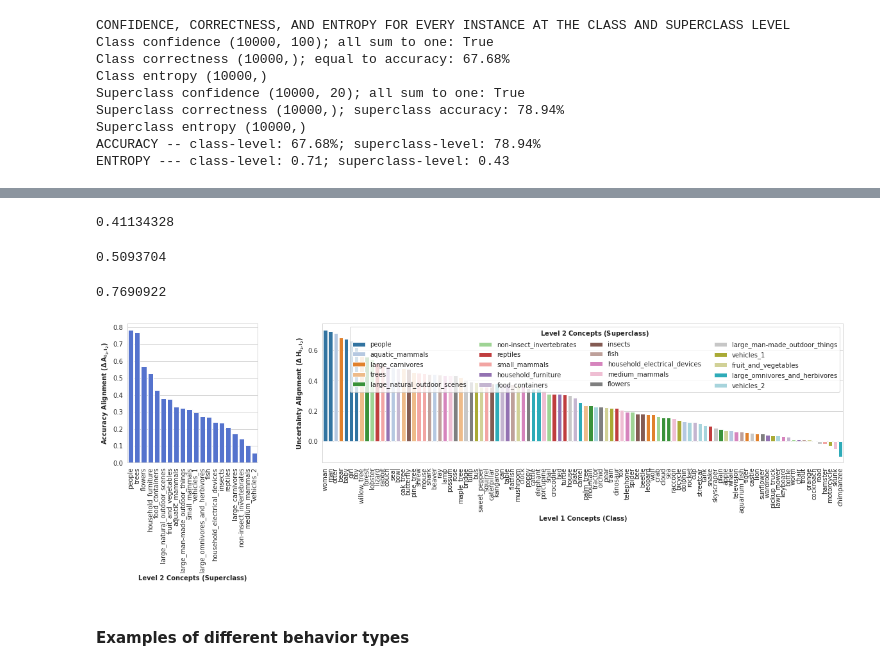
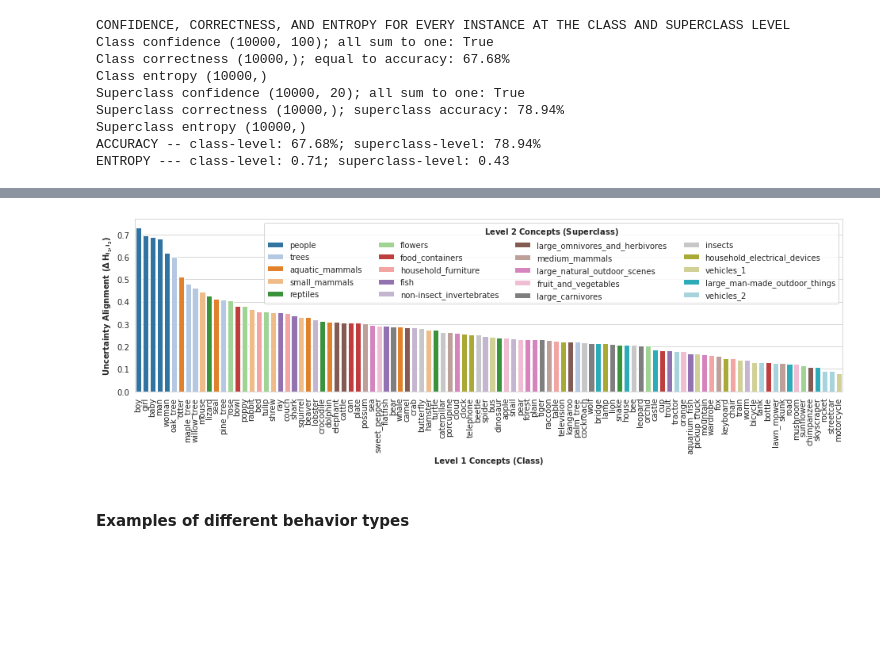
Before and after one commit to mitvis/abstraction-alignment, a Jupyter notebook: cifar_abstraction_alignment.ipynb, the cells around one changed output, grey strips where cells are left out. Cells and saved outputs as stored; diff of their text form; code cells hidden in the pictures; blank space fills up the shorter version.

```diff
--- a/cifar_abstraction_alignment.ipynb
+++ b/cifar_abstraction_alignment.ipynb
@@ -304,36 +283,0 @@ plt.xticks(rotation=90);
-# %%
-grouped_mean_entropy['chimpanzee']
-# %% [output]
-0.41134328
-# %%
-grouped_mean_entropy['large_omnivores_and_herbivores']
-# %% [output]
-0.5093704
-# %%
-grouped_mean_entropy['camel']
-# %% [output]
-0.7690922
-# %%
-# Plot them side by side
-fig, axes = plt.subplots(nrows=1, ncols=2, figsize=(20, 4), gridspec_kw={'width_ratios': [1, 4]})
-sns.barplot(acc_df,
-                 x='label',
-                 y='change in accuracy',
-                 color='royalblue',
-                 dodge=False,
-                 ax=axes[0])
-axes[0].set_xlabel('Level 2 Concepts (Superclass)', fontweight='bold')
-axes[0].set_ylabel('Accuracy Alignment ($\\bf{\Delta\, A_{l_1,l_2}}$)', fontweight='bold')
-axes[0].tick_params(axis='x', labelrotation=90);
-
-sns.barplot(ent_df, x='class', y='change_in_entropy',
-                 hue='superclass',
-                 dodge=False,
-                 palette='tab20',
-                 ax=axes[1])
-axes[1].legend(loc="upper right", ncol=4, title='$\\bf{Level}$ $\\bf{2}$ $\\bf{Concepts}$ $\\bf{(Superclass)}$')
-axes[1].set_xlabel('Level 1 Concepts (Class)', fontweight='bold')
-axes[1].set_ylabel('Uncertainty Alignment ($\\bf{\Delta\, H_{l_1,l_2}}$)', fontweight='bold')
-axes[1].tick_params(axis='x', labelrotation=90);
-# %% [output]
-[figure, removed]
@@ -369,0 +284,28 @@ fig.savefig(
+# %%
+# Compute uncertainty abstraction alignment
+change_in_entropy = {}
+for class_name in cifar_metadata.CLASS_LABELS:
+    change_in_entropy[class_name] = grouped_mean_class_entropy[class_name] - grouped_mean_superclass_entropy[class_name]
+
+ent_order = sorted(cifar_metadata.CLASS_LABELS, key=lambda k: change_in_entropy[k], reverse=True)
+
+ent_df = pd.DataFrame.from_dict({
+    'class': ent_order,
+    'superclass': [cifar_metadata.CLASS_TO_SUPERCLASS[c] for c in ent_order],
+    'change_in_entropy': [change_in_entropy[x] for x in ent_order],
+})
+
+fig, axes = plt.subplots(nrows=1, ncols=1, figsize=(16, 4))
+ax = sns.barplot(ent_df, x='class', y='change_in_entropy',
+                 hue='superclass',
+                 dodge=False,
+                 palette='tab20',
+                 ax=axes)
+plt.legend(loc="upper right", ncol=4, title='$\\bf{Level}$ $\\bf{2}$ $\\bf{Concepts}$ $\\bf{(Superclass)}$')
+plt.xlabel('Level 1 Concepts (Class)', fontweight='bold')
+plt.ylabel('Uncertainty Alignment ($\\bf{\Delta\, H_{l_1,l_2}}$)', fontweight='bold')
+# plt.title('Difference between class-level and superclass-level mean entropy grouped by label.', loc='left', fontweight='bold')
+plt.xticks(rotation=90);
+plt.savefig('cifar_uncertainty_alignment.svg', bbox_inches='tight')
+# %% [output]
+[figure, added]
```
Also changed, not shown: parts of 6 cells of this notebook, 3 other files.
